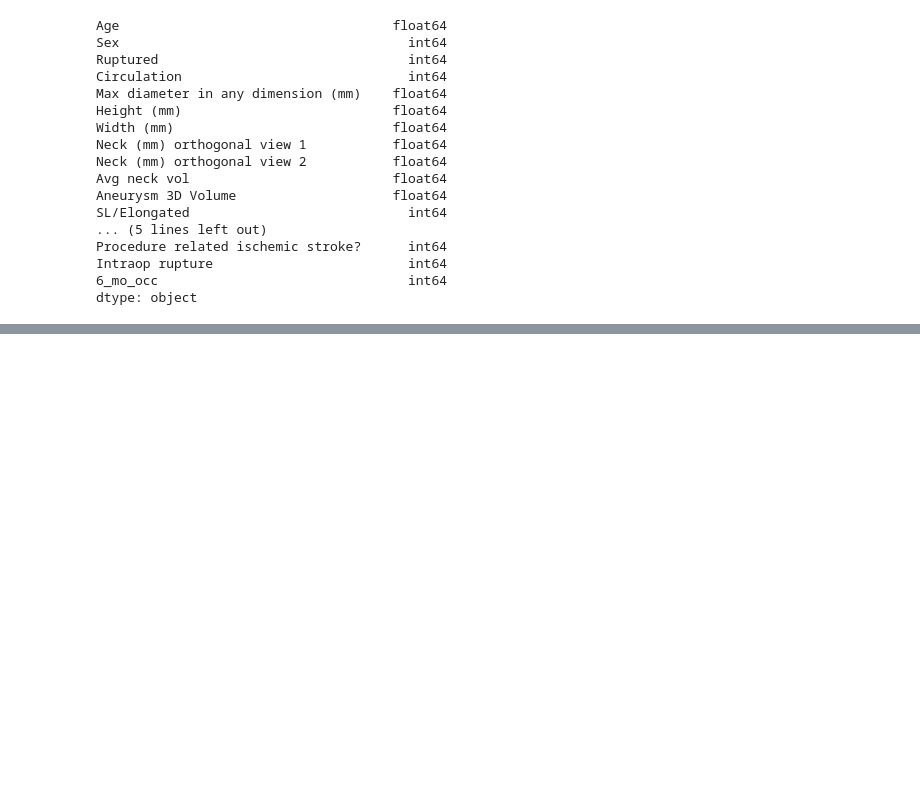
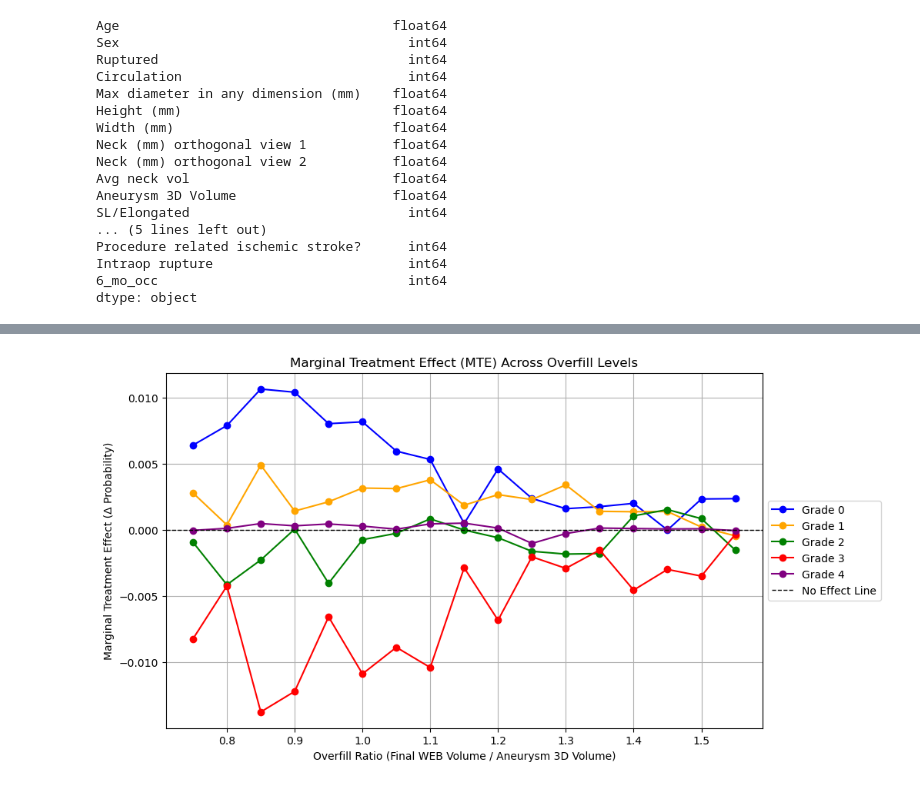
Before and after one commit to shrinitbabel/WEB-GAN-occlusion-prediction, a Jupyter notebook: model_agnostic_analysis.ipynb, the cells around one changed output, grey strips where cells are left out. Drawn from its saved outputs; the diff is of its cells as text; code cells hidden in the pictures; blank space fills up the shorter version.

```diff
--- a/model_agnostic_analysis.ipynb
+++ b/model_agnostic_analysis.ipynb
@@ -747,0 +451,76 @@ plt.show()
+# %%
+import pandas as pd
+import numpy as np
+import matplotlib.pyplot as plt
+
+# Overfill ratios
+overfill_ratios = np.arange(0.7, 1.6, 0.05)  # 70% to 150% in 5% steps (granular)
+
+# WAVE or underfill ratio calculation
+synthetic_df['Underfill_Ratio'] = synthetic_df['Final WEB Volume'] / synthetic_df['Aneurysm 3D Volume']
+
+underfilled_cases = synthetic_df[synthetic_df['Underfill_Ratio'] < 0.7].copy()
+
+# Baseline occlusion probabilities for underfilled aneurysms
+y_proba_baseline = best_xgb.predict_proba(underfilled_cases[features])
+proba_df_baseline = pd.DataFrame(y_proba_baseline, columns=[f"Grade {i}" for i in range(5)])
+
+probability_distributions = {}
+baseline_probabilities = {grade: proba_df_baseline[grade] for grade in [f"Grade {i}" for i in range(5)]}
+probability_changes = {grade: {} for grade in baseline_probabilities}
+
+for ratio in overfill_ratios:
+    counterfactual_cases = underfilled_cases.copy()
+    counterfactual_cases['Final WEB Volume'] = counterfactual_cases['Aneurysm 3D Volume'] * ratio
+
+    y_proba_counterfactual = best_xgb.predict_proba(counterfactual_cases[features])
+    proba_df_counterfactual = pd.DataFrame(y_proba_counterfactual, columns=[f"Grade {i}" for i in range(5)])
+
+    for grade in baseline_probabilities:
+        probability_distributions[(ratio, grade)] = proba_df_counterfactual[grade]
+        probability_changes[grade][ratio] = probability_distributions[(ratio, grade)].mean()
+
+# Marginal Treatment Effect (MTE) for each grade
+mte_results = {grade: {} for grade in baseline_probabilities}
+
+for i in range(1, len(overfill_ratios)):
+    prev_ratio, curr_ratio = overfill_ratios[i - 1], overfill_ratios[i]
+
+    for grade in baseline_probabilities:
+        mte_results[grade][curr_ratio] = (
+            probability_changes[grade][curr_ratio] - probability_changes[grade][prev_ratio]
+        )
+
+# Plot
+mte_df = {grade: pd.DataFrame.from_dict(mte_results[grade], orient='index', columns=[f'MTE {grade}']) for grade in baseline_probabilities}
+
+plt.figure(figsize=(10, 6))
+grade_colors = {
+    "Grade 0": "blue",
+    "Grade 1": "orange",
+    "Grade 2": "green",
+    "Grade 3": "red",
+    "Grade 4": "purple"
+}
+
+for grade in baseline_probabilities:
+    color = grade_colors[grade]
+    plt.plot(mte_df[grade].index, mte_df[grade][f'MTE {grade}'], marker='o', linestyle='-', label=grade, color=color)
+
+# Reference line at 0
+plt.axhline(0, color='black', linestyle='--', linewidth=1, label="No Effect Line")
+
+plt.xlabel("Overfill Ratio (Final WEB Volume / Aneurysm 3D Volume)")
+plt.ylabel("Marginal Treatment Effect (Δ Probability)")
+plt.title("Marginal Treatment Effect (MTE) Across Overfill Levels")
+plt.legend(loc="center left", bbox_to_anchor=(1, 0.5))
+plt.grid(True)
+plt.show()
+
+# Print MTE values
+print("\nMarginal Treatment Effect (MTE) Across Overfill Ratios:")
+for grade in baseline_probabilities:
+    print(f"\n{grade}:")
+    print(mte_df[grade])
+# %% [output]
+[figure, added]
```
Also changed, not shown: parts of 37 cells of this notebook.
